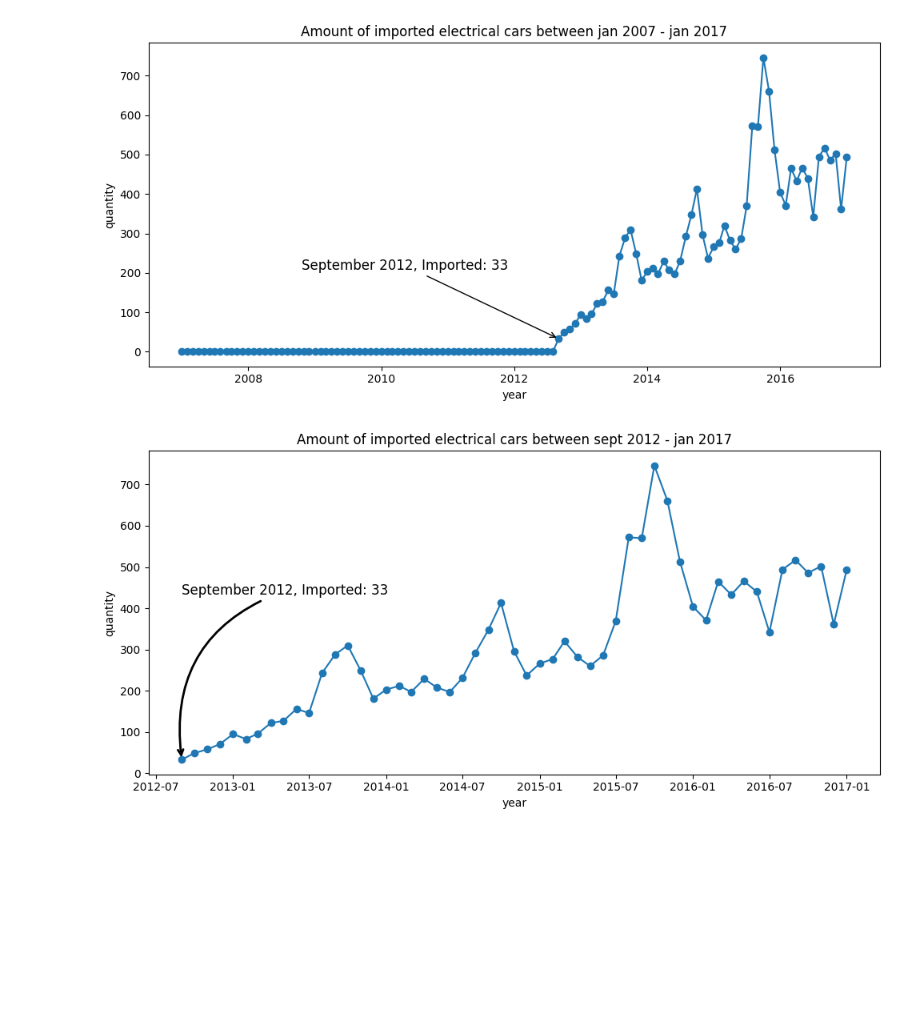
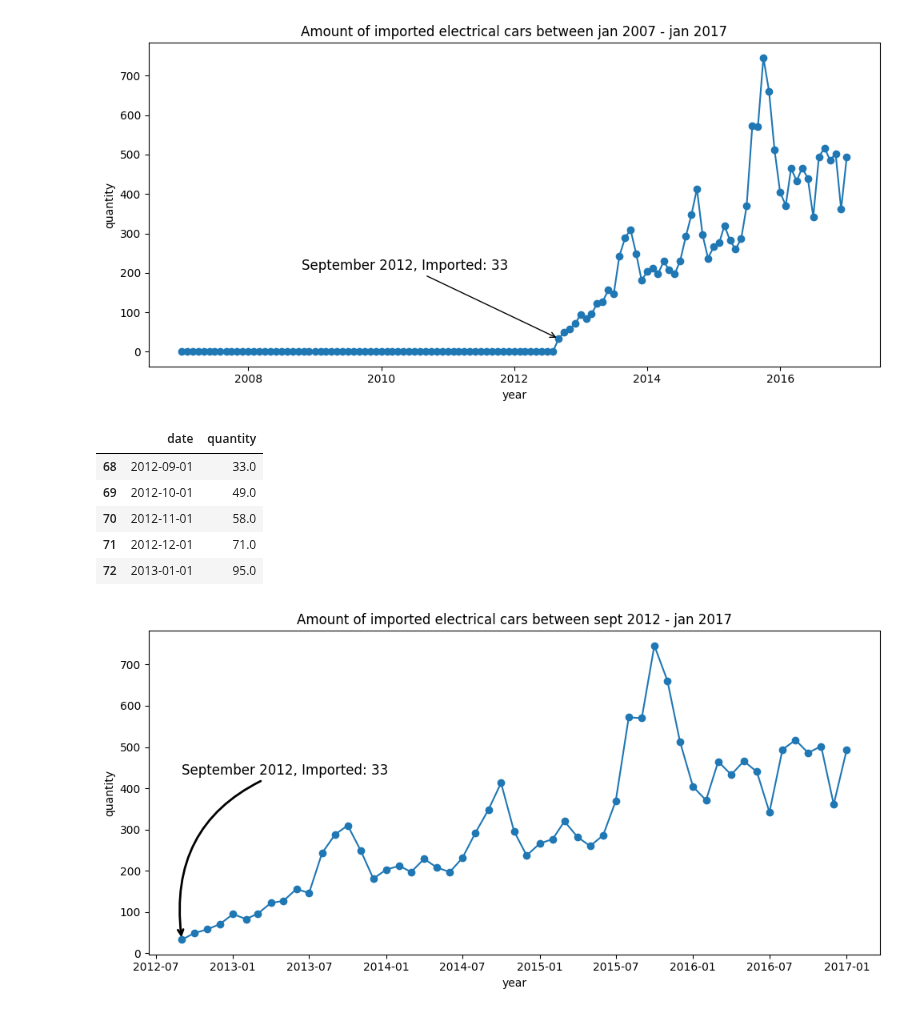
Before and after one commit to fredrikkron/data-visualization-fredrik-kron-de24, a Jupyter notebook: exercises/exercise_0/0.0.ipynb, the cells around one changed output. Drawn from its saved outputs; the diff is of its cells as text; code cells hidden in the pictures; blank space fills up the shorter version.

```diff
--- a/exercises/exercise_0/0.0.ipynb
+++ b/exercises/exercise_0/0.0.ipynb
@@ -310,7 +310,14 @@ plt.savefig('figures/electrical_car_import.png')
 [figure]
 # %%
 abc = electric_imports.iloc[68:]
-abc
+abc.head()
+# %% [output]
+|  | date | quantity |
+| 68 | 2012-09-01 | 33.0 |
+| 69 | 2012-10-01 | 49.0 |
+| 70 | 2012-11-01 | 58.0 |
+| 71 | 2012-12-01 | 71.0 |
+| 72 | 2013-01-01 | 95.0 |
 # %%
 a = abc['date']
 b = abc['quantity']
```
Also changed, not shown: parts of 3 cells of this notebook, 1 other file.
